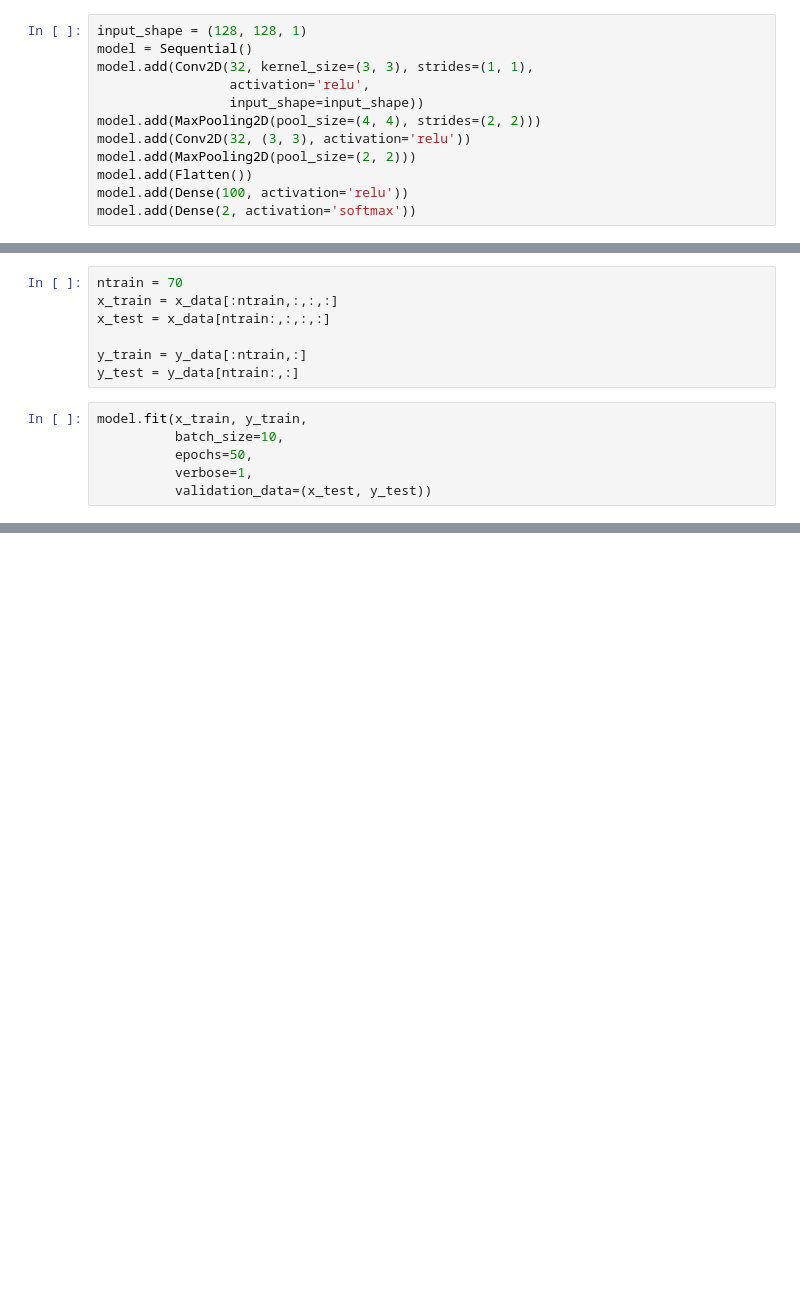
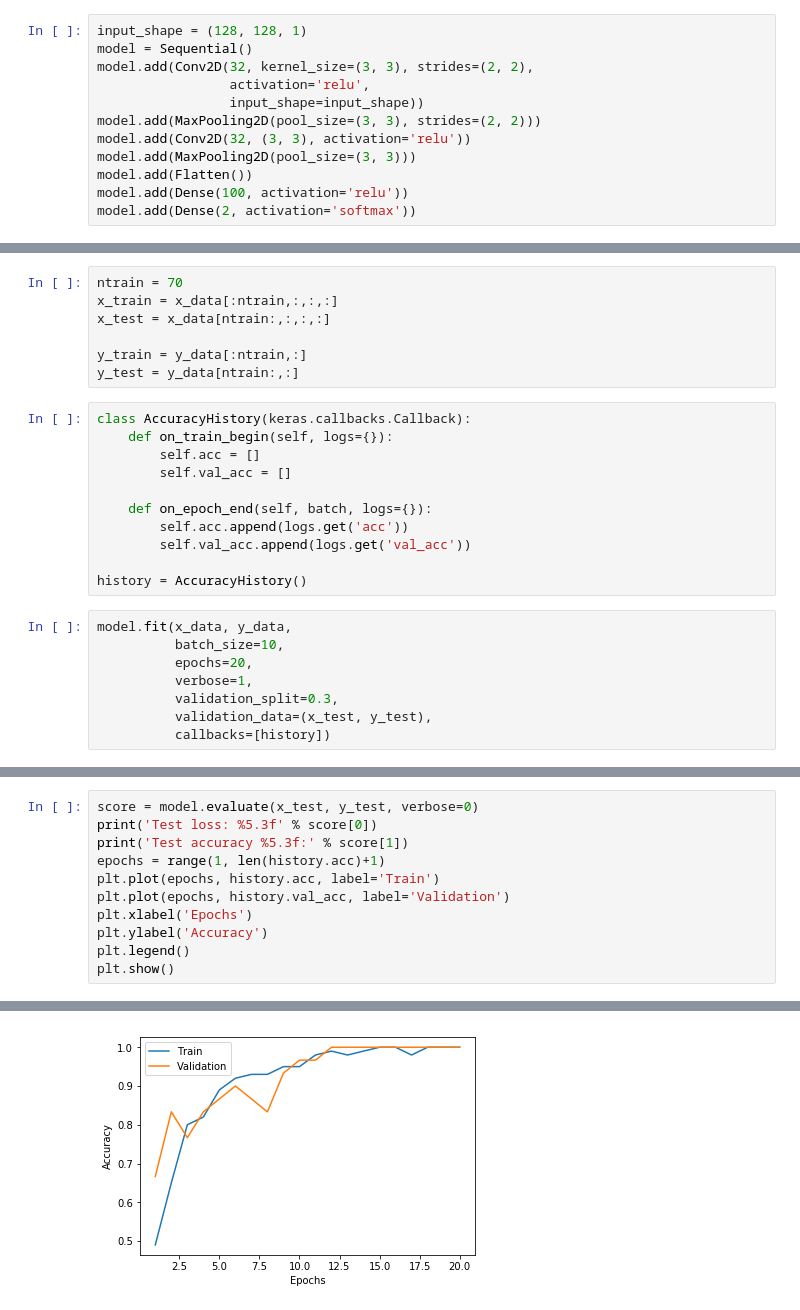
Before and after one commit to danielphil/kaggle_ctmi, a Jupyter notebook: kaggle_ctmi_simple.ipynb, the cells around one changed output, grey strips where cells are left out. Cells and saved outputs as stored; diff of their text form; blank space fills up the shorter version.

Commit message:
Added accuracy plotting; simpler network gives 100% on validation set

```diff
--- a/kaggle_ctmi_simple.ipynb
+++ b/kaggle_ctmi_simple.ipynb
@@ -257,12 +259,12 @@ show_images(PreprocessedCohort(Cohort()))
 # %%
 input_shape = (128, 128, 1)
 model = Sequential()
-model.add(Conv2D(32, kernel_size=(3, 3), strides=(1, 1),
+model.add(Conv2D(32, kernel_size=(3, 3), strides=(2, 2),
                  activation='relu',
                  input_shape=input_shape))
-model.add(MaxPooling2D(pool_size=(4, 4), strides=(2, 2)))
+model.add(MaxPooling2D(pool_size=(3, 3), strides=(2, 2)))
 model.add(Conv2D(32, (3, 3), activation='relu'))
-model.add(MaxPooling2D(pool_size=(2, 2)))
+model.add(MaxPooling2D(pool_size=(3, 3)))
 model.add(Flatten())
 model.add(Dense(100, activation='relu'))
 model.add(Dense(2, activation='softmax'))
@@ -290,10 +292,23 @@ x_test = x_data[ntrain:,:,:,:]
 
 y_train = y_data[:ntrain,:]
 y_test = y_data[ntrain:,:]
+# %%
+class AccuracyHistory(keras.callbacks.Callback):
+    def on_train_begin(self, logs={}):
+        self.acc = []
+        self.val_acc = []
+
+    def on_epoch_end(self, batch, logs={}):
+        self.acc.append(logs.get('acc'))
+        self.val_acc.append(logs.get('val_acc'))
+
+history = AccuracyHistory()
 # %%
-model.fit(x_train, y_train,
+model.fit(x_data, y_data,
           batch_size=10,
-          epochs=50,
+          epochs=20,
           verbose=1,
-          validation_data=(x_test, y_test))
+          validation_split=0.3,
+          validation_data=(x_test, y_test),
+          callbacks=[history])
 # %% [output]
@@ -317 +332,13 @@ Epoch 50/50
 <keras.callbacks.History at 0x...>
+# %%
+score = model.evaluate(x_test, y_test, verbose=0)
+print('Test loss: %5.3f' % score[0])
+print('Test accuracy %5.3f:' % score[1])
+epochs = range(1, len(history.acc)+1)
+plt.plot(epochs, history.acc, label='Train')
+plt.plot(epochs, history.val_acc, label='Validation')
+plt.xlabel('Epochs')
+plt.ylabel('Accuracy')
+plt.legend()
+plt.show()
+# %% [output]
@@ -317,0 +347 @@ Epoch 50/50
+[figure, added]
```
Also changed, not shown: parts of 4 cells of this notebook.
